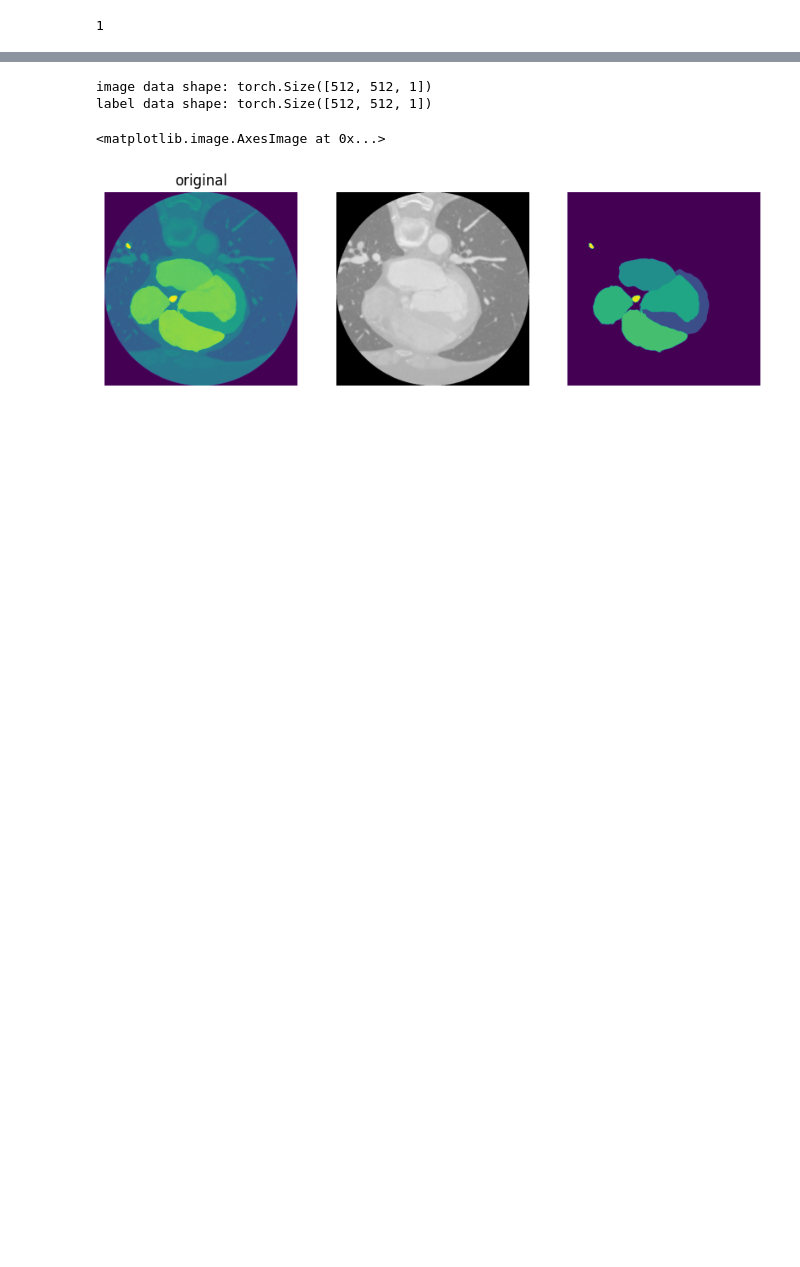
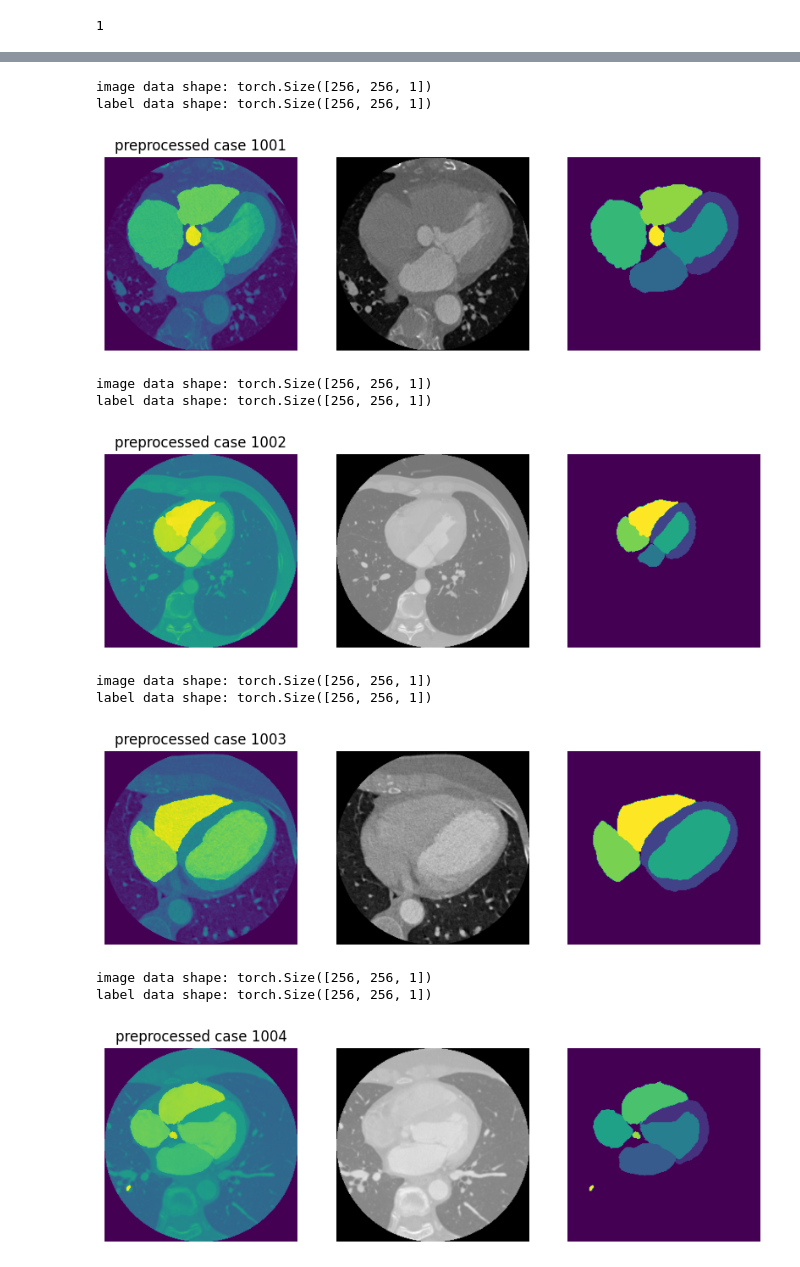
Before and after one commit to Trustworthy-AI-UU-NKI/Cross-Modal-Segmentation, a Jupyter notebook: data/exploratory_notebooks/visualize_data.ipynb, the cells around one changed output, grey strips where cells are left out. Drawn from its saved outputs; the diff is of its cells as text; code cells hidden in the pictures; blank space fills up the shorter version.

```diff
--- a/data/exploratory_notebooks/visualize_data.ipynb
+++ b/data/exploratory_notebooks/visualize_data.ipynb
@@ -140,26 +213,36 @@ NameError: name 'd' is not defined
 # %%
-# original
-file_original = f"../preprocessed/ct_examples/images/{case}_slice_orig.nii.gz"
-example_im_original = LoadImage(image_only=True, simple_keys=True)(file_original)
-print(f"image data shape: {example_im_original.shape}")
+# original, mapped, flipped, resized
+for case in range(1001, 1021):
+    file_original = f"../preprocessed/ct_examples/images/{case}_slice_orig_map_flip_resize.nii.gz"
+    example_im_original = LoadImage(image_only=True, simple_keys=True)(file_original)
+    print(f"image data shape: {example_im_original.shape}")
 
-label_original = f"../preprocessed/ct_examples/labels/{case}_slice_orig.nii.gz"
-example_label_original = LoadImage(image_only=True, simple_keys=True)(label_original)
-print(f"label data shape: {example_label_original.shape}")
+    label_original = f"../preprocessed/ct_examples/labels/{case}_slice_orig_map_flip_resize.nii.gz"
+    example_label_original = LoadImage(image_only=True, simple_keys=True)(label_original)
+    print(f"label data shape: {example_label_original.shape}")
 
-plt.figure(figsize=(10, 5))
-plt.subplot(1, 3, 1)
-plt.title("original case = 1006")
-plt.axis("off")
-plt.imshow((example_im_original + example_label_original/1000) / 2)
-plt.subplot(1, 3, 2)
-plt.axis("off")
-plt.imshow(example_im_original, cmap="gray")
-plt.subplot(1, 3, 3)
-plt.axis("off")
-plt.imshow(example_label_original)
+    plt.figure(figsize=(10, 5))
+    plt.subplot(1, 3, 1)
+    plt.title(f"preprocessed case {case}")
+    plt.axis("off")
+    plt.imshow((example_im_original + example_label_original/10) / 2)
+    plt.subplot(1, 3, 2)
+    plt.axis("off")
+    plt.imshow(example_im_original, cmap="gray")
+    plt.subplot(1, 3, 3)
+    plt.axis("off")
+    plt.imshow(example_label_original)
+    plt.show()
 # %% [output]
-image data shape: torch.Size([512, 512, 1])
-label data shape: torch.Size([512, 512, 1])
+image data shape: torch.Size([256, 256, 1])
+label data shape: torch.Size([256, 256, 1])
+[figure, new version]
-<matplotlib.image.AxesImage at 0x...>
+image data shape: torch.Size([256, 256, 1])
+label data shape: torch.Size([256, 256, 1])
-[figure, old version]
+[figure, added]
+image data shape: torch.Size([256, 256, 1])
+label data shape: torch.Size([256, 256, 1])
+[figure, added]
+image data shape: torch.Size([256, 256, 1])
+label data shape: torch.Size([256, 256, 1])
+[figure, added]
```
Also changed, not shown: parts of 16 cells of this notebook, 5 other files.
